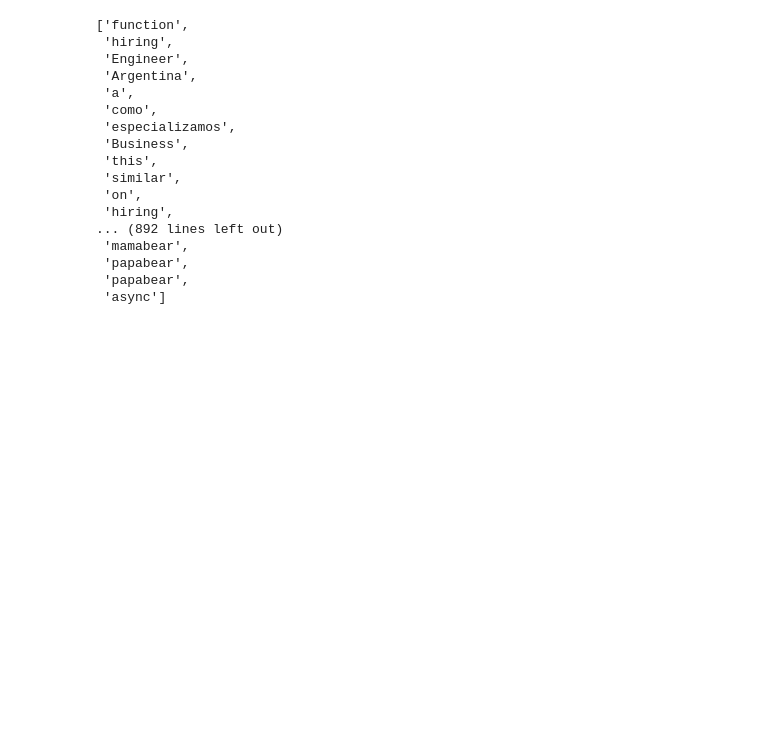
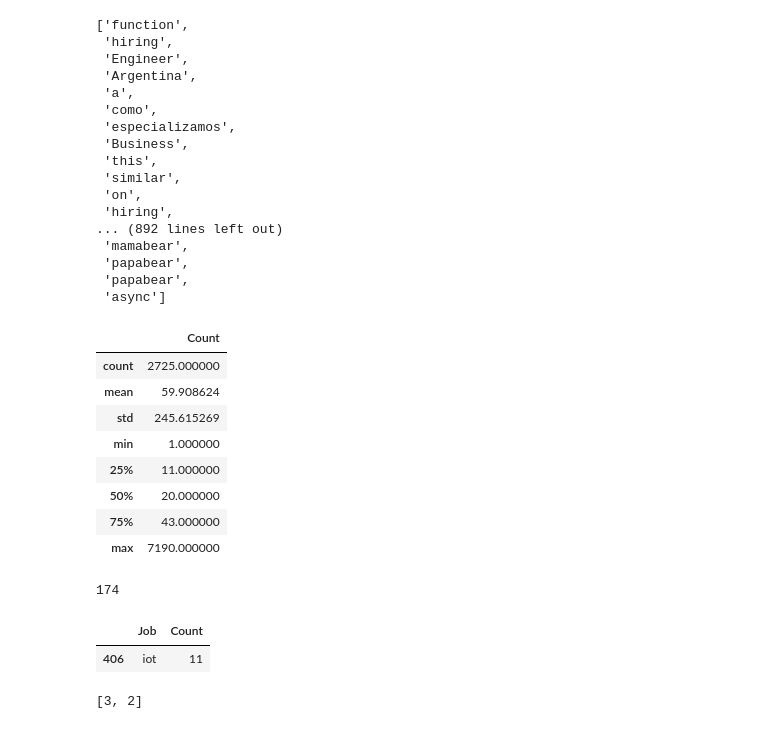
Before and after one commit to LuisEmanuelDias/Web-Scraping-Project---LinkedIn, a Jupyter notebook: LinkedIn Scrap_v0.ipynb, the cells around one changed output. Drawn from its saved outputs; the diff is of its cells as text; code cells hidden in the pictures; blank space fills up the shorter version.

```diff
--- a/LinkedIn Scrap_v0.ipynb
+++ b/LinkedIn Scrap_v0.ipynb
@@ -139,3 +140,63 @@ with open('garbage_words') as file:
 with open('technical_words') as file:
     for word in list_technical_words:
         file.write(word+"\n")
+# %%
+import matplotlib.pyplot as plt
+import pandas as pd
+
+# Fixing random state for reproducibility
+
+datos = pd.read_csv("word_frecuency",delimiter=';',names=["Job","Count"])
+
+# plt.rcdefaults()
+# fig, ax = plt.subplots()
+
+# ax.barh(datos["Job"],datos["Count"], align='center')
+# ax.invert_yaxis()  # labels read top-to-bottom
+
+# plt.show()
+datos.describe()
+# %% [output]
+|  | Count |
+| count | 2725.000000 |
+| mean | 59.908624 |
+| std | 245.615269 |
+| min | 1.000000 |
+| 25% | 11.000000 |
+| 50% | 20.000000 |
+| 75% | 43.000000 |
+| max | 7190.000000 |
+# %%
+import matplotlib.pyplot as plt
+import pandas as pd
+
+datos = pd.read_csv("word_frecuency",delimiter=';',names=["Job","Count"])
+datos.describe()
+
+datos_no_outliers = datos[(datos["Count"]< ((datos["Count"].mean())+ 3*(datos["Count"].std())))]
+#datos_no_outliers = datos_no_outliers
+print(95+79)
+#list(datos_no_outliers["Job"][datos_no_outliers["Job"].apply(lambda x: len(x))== 2])
+datos_no_outliers[datos_no_outliers["Job"]=="iot"]
+# %% [output]
+174
+|  | Job | Count |
+| 406 | iot | 11 |
+# %%
+from bs4 import BeautifulSoup
+import requests
+import re
+website = "https://www.trifacta.com/data-engineering-glossary/#:~:text=Data%20Engineers%20are%20the%20individuals,store%2C%20manage%2C%20..."
+# header1 = {
+#     'User-Agent':'Mozilla/5.0 (X11; Linux x86_64) AppleWebKit/537.36 (KHTML, like Gecko) Chrome/101.0.4951.64 Safari/537.36 OPR/87.0.4390.25'
+# }
+response = requests.get(website)
+content = response.text
+soup = BeautifulSoup(content,"lxml")
+re.findall('<div class="glossaryTerm" data-alpha="\w" data-term="(.+)">',soup.prettify())
+
+lista = []
+lista += 3,2
+lista
+# %% [output]
+[3, 2]
```
Also changed, not shown: parts of 5 cells of this notebook, 5 other files.
